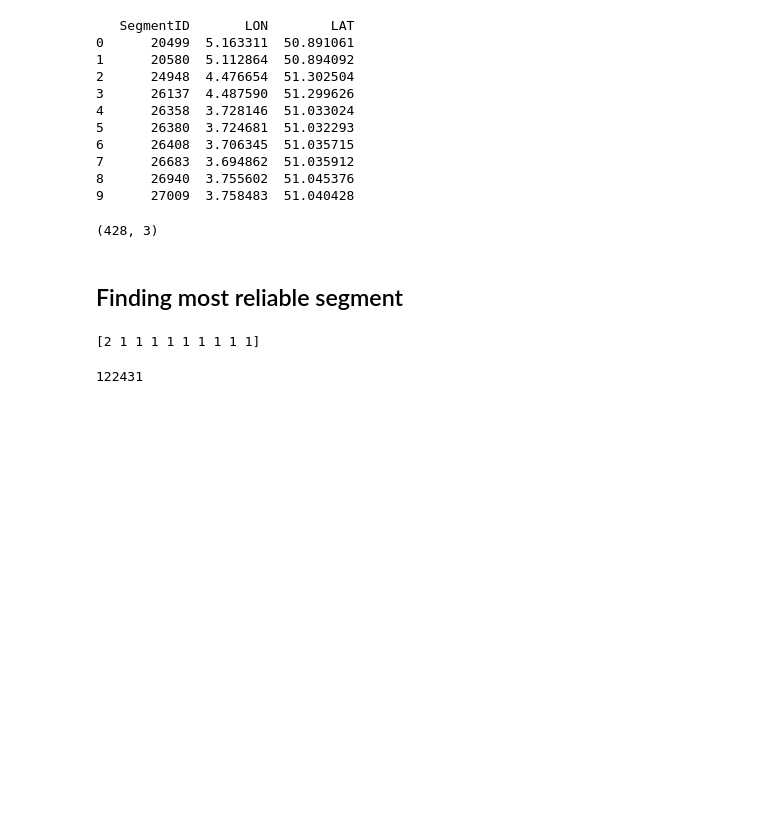
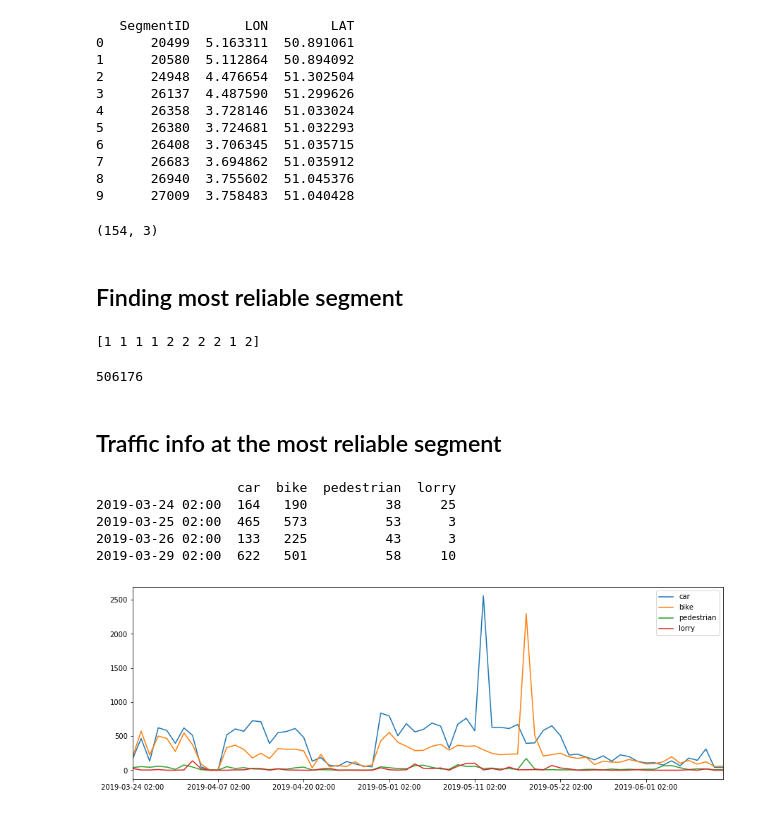
Before and after one commit to eoguzinci/KUL_Datathon_Laqua, a Jupyter notebook: Telraam/main.ipynb, the cells around one changed output. Cells and saved outputs as stored; diff of their text form; code cells hidden in the pictures; blank space fills up the shorter version.

Commit message:
traffic info for single segment per hour

```diff
--- a/Telraam/main.ipynb
+++ b/Telraam/main.ipynb
@@ -193,12 +193,12 @@ print(segmentCoordinates.head(10))
 # Leuven Coordinates
 LeuvenCoord = np.array([[4.654269, 4.789127],[50.846792,50.937804]])
 LeuvenSegmentCoordinates = segmentCoordinates[segmentCoordinates['LON']>=LeuvenCoord[0,0]]
-LeuvenSegmentCoordinates = segmentCoordinates[segmentCoordinates['LON']<=LeuvenCoord[0,1]]
-LeuvenSegmentCoordinates = segmentCoordinates[segmentCoordinates['LAT']>=LeuvenCoord[1,0]]
-LeuvenSegmentCoordinates = segmentCoordinates[segmentCoordinates['LAT']>=LeuvenCoord[1,1]]
+LeuvenSegmentCoordinates = LeuvenSegmentCoordinates[LeuvenSegmentCoordinates['LON']<=LeuvenCoord[0,1]]
+LeuvenSegmentCoordinates = LeuvenSegmentCoordinates[LeuvenSegmentCoordinates['LAT']>=LeuvenCoord[1,0]]
+LeuvenSegmentCoordinates = LeuvenSegmentCoordinates[LeuvenSegmentCoordinates['LAT']<=LeuvenCoord[1,1]]
 print(LeuvenSegmentCoordinates.shape)
 # %% [output]
-(428, 3)
+(154, 3)
 # %% [markdown]
 ## Finding most reliable segment
 # %%
@@ -221,9 +221,9 @@ countdf = pd.DataFrame(counterSegments,index=LeuvenSegmentIDs,columns=['Nbr'])
 countdf.sort_values(by='Nbr',inplace=True,ascending=False)
 relSegID = countdf.index[0]
 # %% [output]
-[2 1 1 1 1 1 1 1 1 1]
+[1 1 1 1 2 2 2 2 1 2]
 # %%
 countdf.head(4)
 print(relSegID)
 # %% [output]
-122431
+506176
@@ -231,0 +230,27 @@ LeuvenSegmentCoordinates
+# %% [markdown]
+##  Traffic info at the most reliable segment
+# %%
+# read segment info from the reports
+url = "https://telraam-api.net/v0/reports/" + str(relSegID)
+param = "{\n    \"time_start\": \"2019-02-26 00:01\",\n    \"time_end\": \"2019-10-27 23:59\",\n    \"level\": \"segments\",\n    \"format\": \"per-day\"\n}"
+headers = {'Content-Type': 'application/json'}
+r = requests.request("POST", url, headers=headers,data = param)
+# print(r.json())
+
+# vehicle info data frame
+dfsegment = pd.DataFrame()
+for i in np.arange(0,len((r.json()['report'][:]))):
+    info = r.json()['report'][i]
+#     df_info = pd.DataFrame({'car':info['car'],'bike':info['bike']},index=[info['date']])
+    df_info = pd.DataFrame({'car':info['car'],'bike':info['bike'],'pedestrian':info['pedestrian'],'lorry':info['lorry']},index=[info['date']])
+    dfsegment = pd.concat([dfsegment,df_info],axis=0)
+
+print(dfsegment.head(4))
+dfsegment.plot(figsize=(15,5));
+# %% [output]
+                  car  bike  pedestrian  lorry
+2019-03-24 02:00  164   190          38     25
+2019-03-25 02:00  465   573          53      3
+2019-03-26 02:00  133   225          43      3
+2019-03-29 02:00  622   501          58     10
+[figure, added]
```
Also changed, not shown: parts of 5 cells of this notebook, 1 other file.
